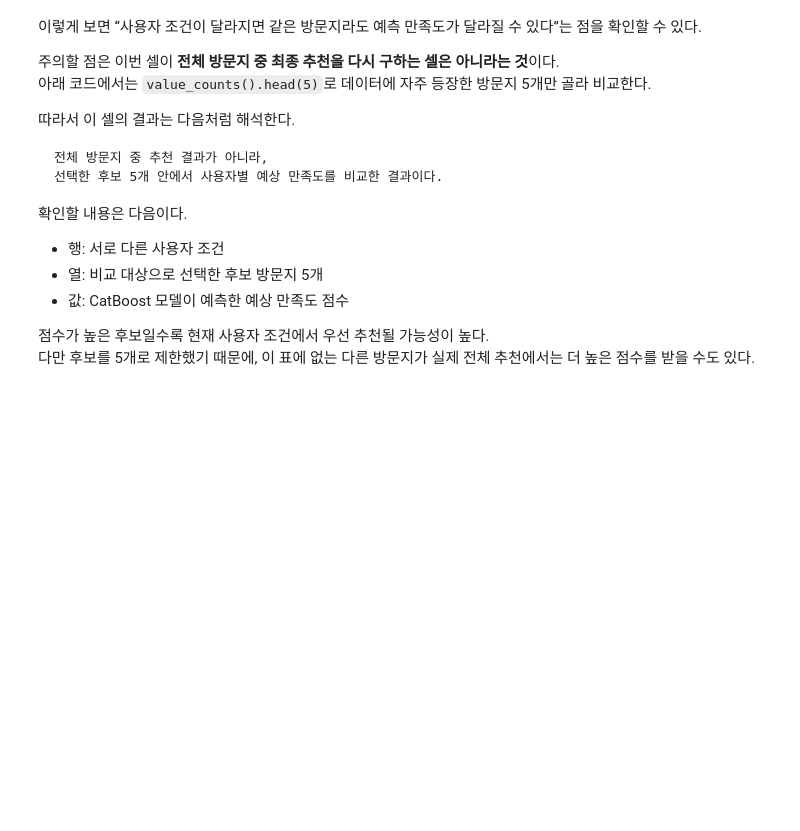
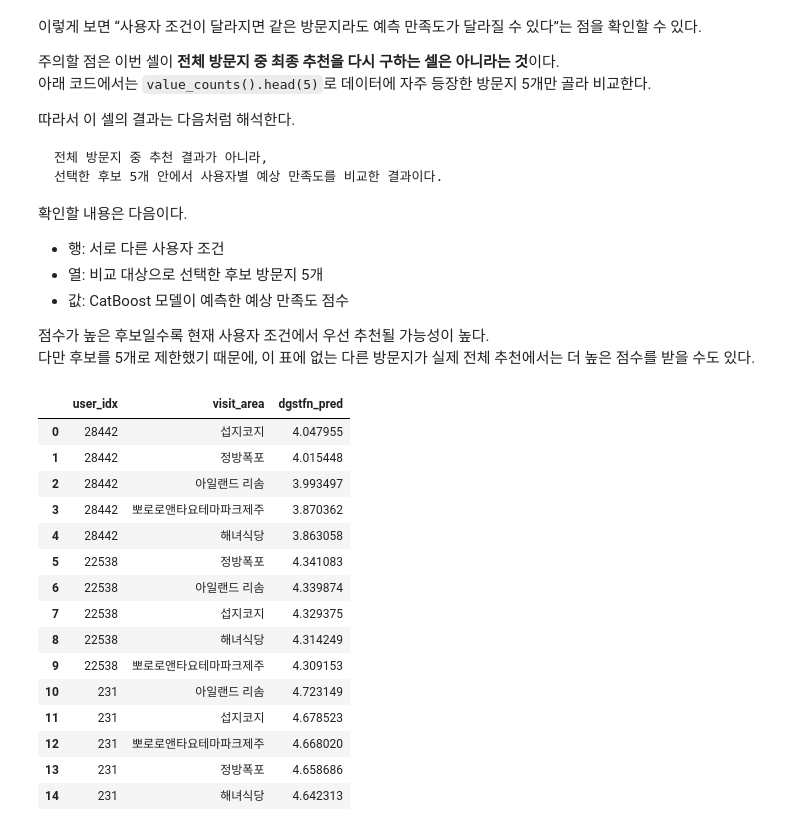
Before and after one commit to Gitcatho-skn-family-sjh/06_machine_learning, a Jupyter notebook: 10_recommendation_system/01_regression_based_recommendation.ipynb, the cells around one changed output. Saved outputs shown, nothing was run; the diff lists cells and outputs as text; code cells hidden in the pictures; blank space fills up the shorter version.

```diff
--- a/10_recommendation_system/01_regression_based_recommendation.ipynb
+++ b/10_recommendation_system/01_regression_based_recommendation.ipynb
@@ -206,3 +446,9 @@ CatBoost 같은 트리 기반 모델에서 중요도는 보통 분기와 손실
 즉, 추천 함수는 모델의 `predict()` 결과를 여러 번 모아서 순위를 만드는 역할을 한다.
 # %% [markdown]
 ## 17. 추천 후보가 될 전체 방문지 목록 확인
+# %%
+visit_areas = travel_df['VISIT_AREA_NM'].unique()
+print(visit_areas)
+
+# 학습된 모델에 사용자 조건을 고정한 뒤
+# 방문지 목록을 하나씩 바꿔 넣으면서 만족도를 예측
@@ -223,0 +530,6 @@ CatBoost 같은 트리 기반 모델에서 중요도는 보통 분기와 손실
+# %%
+# 예시 사용자 입력
+# 장소를 나타내는 'XXXXXXXXXX' 값이 계속 바뀌면서 장소별 만족도를 예측
+user_input = ['남', 60,  1, 1, 5, 3, 1, 5, 1, 6,  2, 1, 'XXXXXXXXXX', '자가용']
+
+recommend_visit_area(user_input)
@@ -249,0 +601,54 @@ CatBoost 같은 트리 기반 모델에서 중요도는 보통 분기와 손실
+# %%
+# 사용자 샘플
+sample_users_df = X_test.head(3)
+
+# 장소 지정
+# display(pd.DataFrame(visit_areas).head(30))
+sample_visit_areas = ['해녀식당', '아일랜드 리솜', '정방폭포', '뽀로로앤타요테마파크제주', '섭지코지']
+
+recommend_results = []
+
+for user_idx, user_info in sample_users_df.iterrows():
+    # print(user_idx)
+    # print(user_info)
+
+    # 시리즈 -> 리스트로 변환
+    user_input = user_info.tolist()
+
+    # 함수 호출
+    result_df = recommend_visit_area_input_areas(
+        user_input,
+        sample_visit_areas
+    )
+
+    # 사용자 구분을 위해서 user_idx 추가
+    result_df['user_idx'] = user_idx
+
+    recommend_results.append(result_df)
+
+# list[DataFrame] -> DataFrame으로 합침
+recommend_result_df = pd.concat(recommend_results, ignore_index=True)
+
+# 컬럼 순서 변경
+recommend_result_df = recommend_result_df[
+    ['user_idx', 'visit_area', 'dgstfn_pred']
+]
+
+display(recommend_result_df)
+# %% [output]
+|  | user_idx | visit_area | dgstfn_pred |
+| 0 | 28442 | 섭지코지 | 4.047955 |
+| 1 | 28442 | 정방폭포 | 4.015448 |
+| 2 | 28442 | 아일랜드 리솜 | 3.993497 |
+| 3 | 28442 | 뽀로로앤타요테마파크제주 | 3.870362 |
+| 4 | 28442 | 해녀식당 | 3.863058 |
+| 5 | 22538 | 정방폭포 | 4.341083 |
+| 6 | 22538 | 아일랜드 리솜 | 4.339874 |
+| 7 | 22538 | 섭지코지 | 4.329375 |
+| 8 | 22538 | 해녀식당 | 4.314249 |
+| 9 | 22538 | 뽀로로앤타요테마파크제주 | 4.309153 |
+| 10 | 231 | 아일랜드 리솜 | 4.723149 |
+| 11 | 231 | 섭지코지 | 4.678523 |
+| 12 | 231 | 뽀로로앤타요테마파크제주 | 4.668020 |
+| 13 | 231 | 정방폭포 | 4.658686 |
+| 14 | 231 | 해녀식당 | 4.642313 |
```
Also changed, not shown: parts of 18 cells of this notebook, 3 other files.
